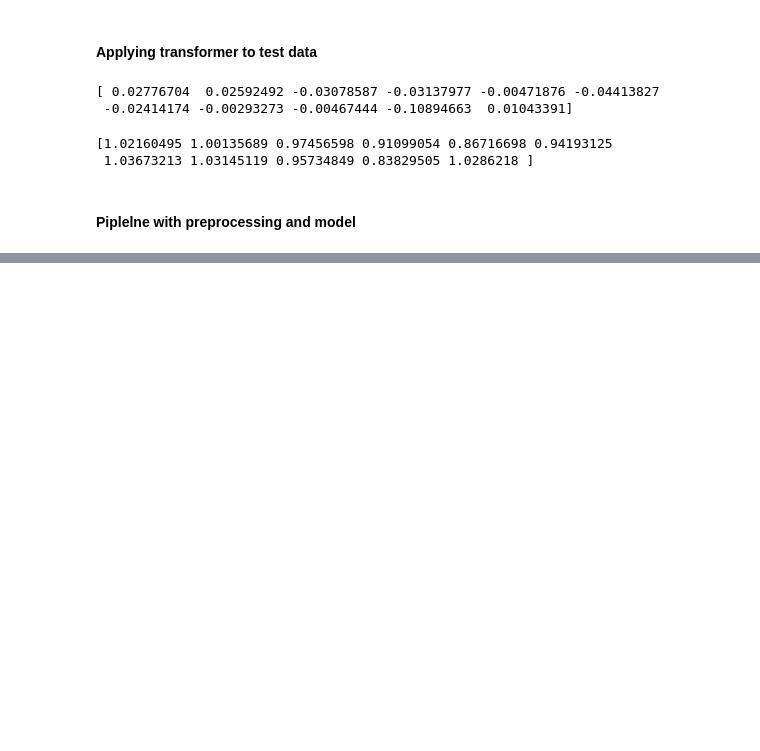
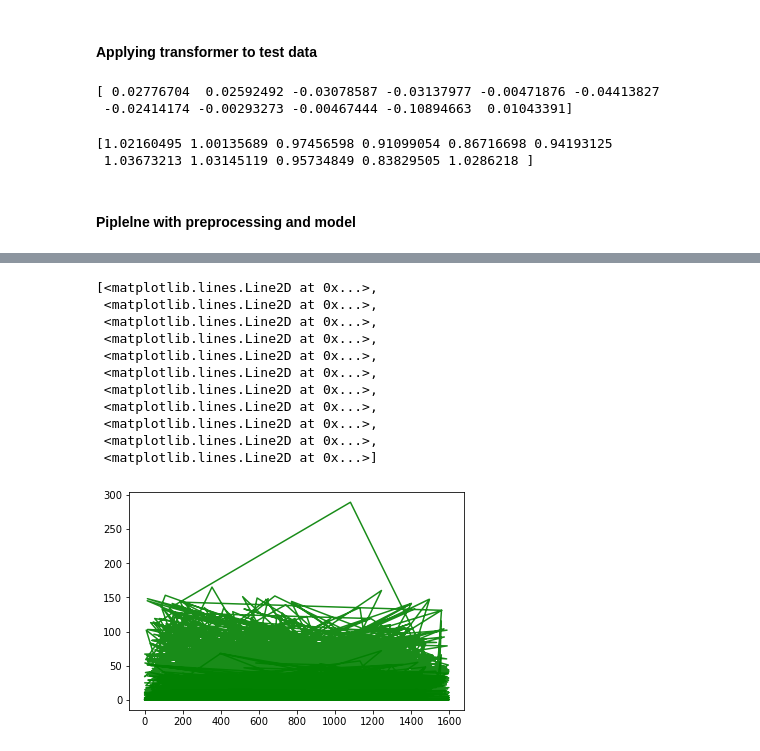
Before and after one commit to PJFinnerty/Machine-Learning-and-Statistics, a Jupyter notebook: Research.ipynb, the cells around one changed output, grey strips where cells are left out. Drawn from its saved outputs; the diff is of its cells as text; code cells hidden in the pictures; blank space fills up the shorter version.

```diff
--- a/Research.ipynb
+++ b/Research.ipynb
@@ -460,0 +590,15 @@ pipeline = make_pipeline(preprocessing.StandardScaler(),
+# %%
+plt.plot(X_train, color='g', label="Training Data", alpha=0.9)
+# %% [output]
+[<matplotlib.lines.Line2D at 0x...>,
+ <matplotlib.lines.Line2D at 0x...>,
+ <matplotlib.lines.Line2D at 0x...>,
+ <matplotlib.lines.Line2D at 0x...>,
+ <matplotlib.lines.Line2D at 0x...>,
+ <matplotlib.lines.Line2D at 0x...>,
+ <matplotlib.lines.Line2D at 0x...>,
+ <matplotlib.lines.Line2D at 0x...>,
+ <matplotlib.lines.Line2D at 0x...>,
+ <matplotlib.lines.Line2D at 0x...>,
+ <matplotlib.lines.Line2D at 0x...>]
+[figure, added]
```
Also changed, not shown: parts of 111 cells of this notebook, 1 other file.
